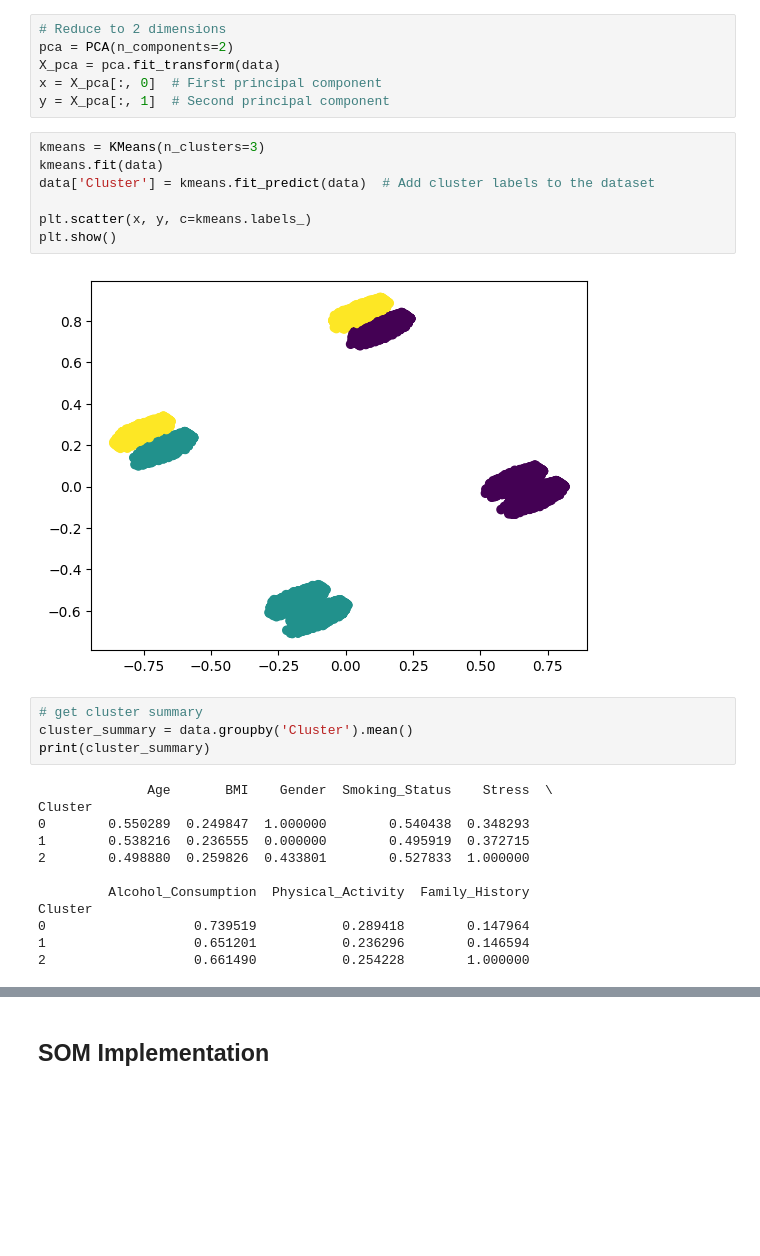
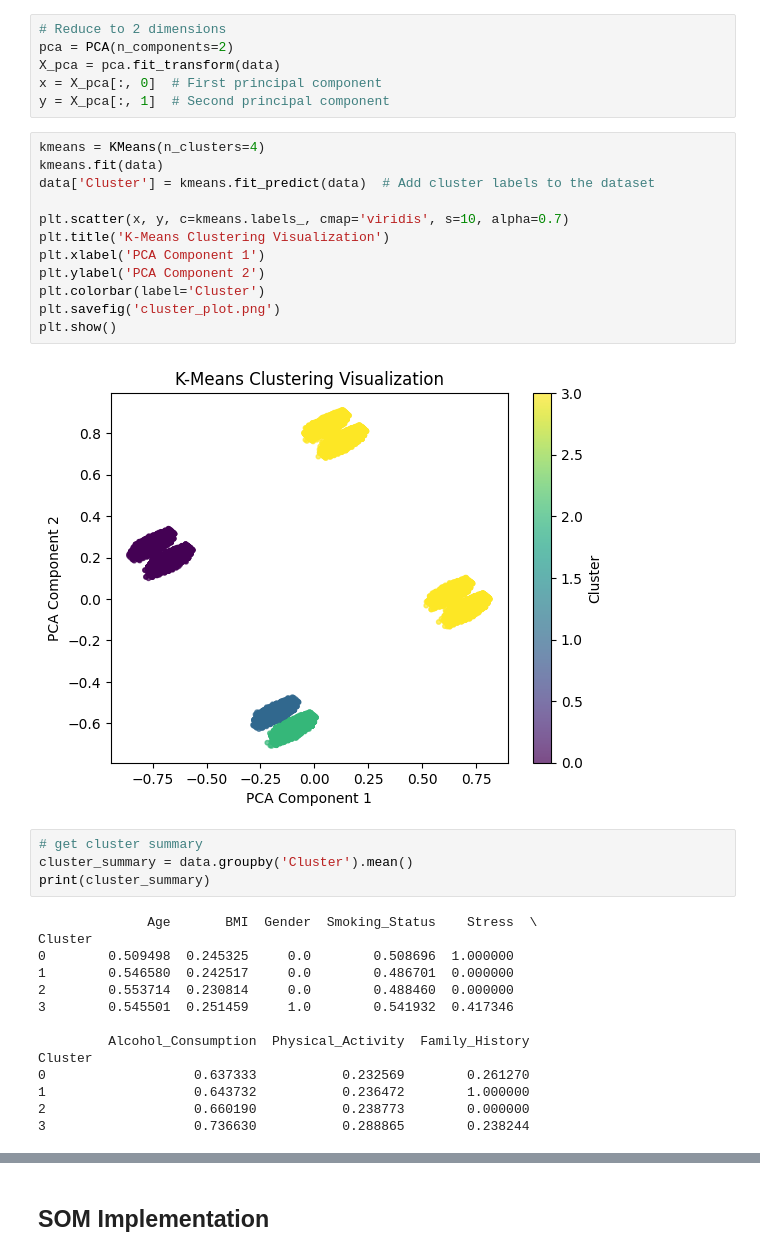
Before and after one commit to khimaniasma/SLE_PRS_Project, a Jupyter notebook: SOM_code.ipynb, the cells around one changed output, grey strips where cells are left out. Cells and saved outputs as stored; diff of their text form; blank space fills up the shorter version.

Commit message:
added kmeans clustering k=4

```diff
--- a/SOM_code.ipynb
+++ b/SOM_code.ipynb
@@ -256,27 +257,34 @@ X_pca = pca.fit_transform(data)
 x = X_pca[:, 0]  # First principal component
 y = X_pca[:, 1]  # Second principal component
 # %%
-kmeans = KMeans(n_clusters=3)
+kmeans = KMeans(n_clusters=4)
 kmeans.fit(data)
 data['Cluster'] = kmeans.fit_predict(data)  # Add cluster labels to the dataset
 
-plt.scatter(x, y, c=kmeans.labels_)
+plt.scatter(x, y, c=kmeans.labels_, cmap='viridis', s=10, alpha=0.7)
+plt.title('K-Means Clustering Visualization')
+plt.xlabel('PCA Component 1')
+plt.ylabel('PCA Component 2')
+plt.colorbar(label='Cluster')
+plt.savefig('cluster_plot.png')
 plt.show()
 # %% [output]
-[figure, old version]
+[figure, new version]
 # %%
 # get cluster summary
 cluster_summary = data.groupby('Cluster').mean()
 print(cluster_summary)
 # %% [output]
-              Age       BMI    Gender  Smoking_Status    Stress  \
+              Age       BMI  Gender  Smoking_Status    Stress  \
 Cluster
-0        0.550289  0.249847  1.000000        0.540438  0.348293
-1        0.538216  0.236555  0.000000        0.495919  0.372715
-2        0.498880  0.259826  0.433801        0.527833  1.000000
+0        0.509498  0.245325     0.0        0.508696  1.000000
+1        0.546580  0.242517     0.0        0.486701  0.000000
+2        0.553714  0.230814     0.0        0.488460  0.000000
+3        0.545501  0.251459     1.0        0.541932  0.417346
 
          Alcohol_Consumption  Physical_Activity  Family_History
 Cluster
-0                   0.739519           0.289418        0.147964
-1                   0.651201           0.236296        0.146594
-2                   0.661490           0.254228        1.000000
+0                   0.637333           0.232569        0.261270
+1                   0.643732           0.236472        1.000000
+2                   0.660190           0.238773        0.000000
+3                   0.736630           0.288865        0.238244
```
Also changed, not shown: parts of 3 cells of this notebook.
